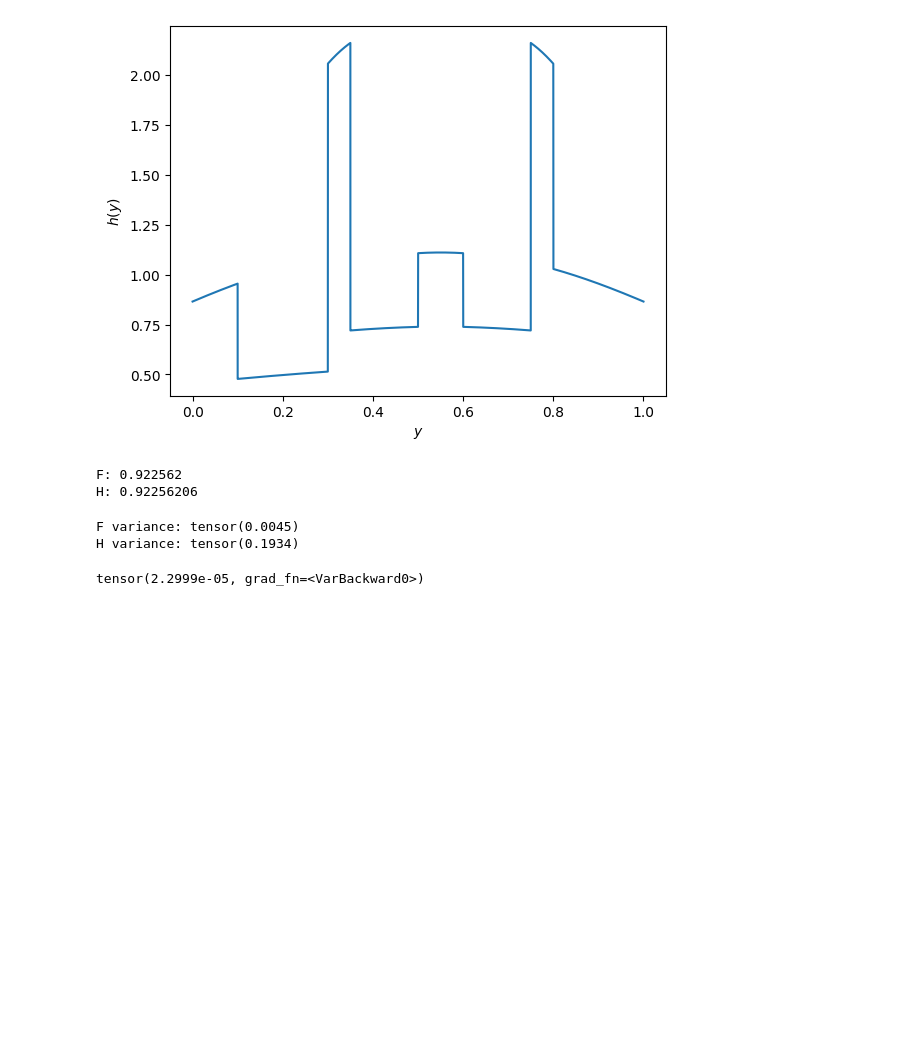
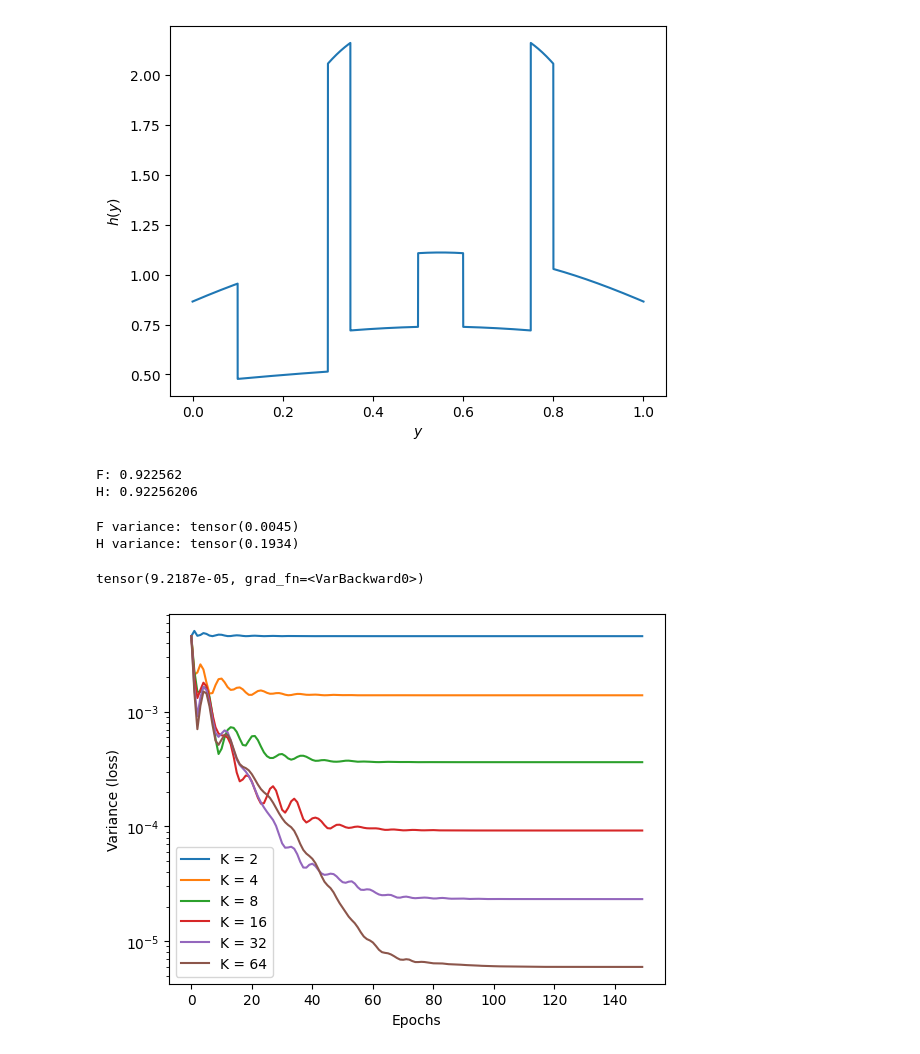
Before and after one commit to alracey/level4-project, a Jupyter notebook: piecewise_linear_pytorch.ipynb, the cells around one changed output. Drawn from its saved outputs; the diff is of its cells as text; code cells hidden in the pictures; blank space fills up the shorter version.

Commit message:
Loss vs epochs plotted for various values of K

```diff
--- a/piecewise_linear_pytorch.ipynb
+++ b/piecewise_linear_pytorch.ipynb
@@ -137,7 +137,7 @@ def u_to_y(u):
 
 #can use a training loop, variance is the loss function
 
-x = torch.rand(100000)
+x = torch.rand(10000)
 #optimiser = torch.optim.Adam([u_params], lr=0.01)
 epochs = 1000
 
@@ -145,6 +145,7 @@ def train_loop(x, K, epochs):
 
   u_params = torch.zeros(K-1, requires_grad=True)
   optimiser = torch.optim.Adam([u_params], lr=0.05)
+  loss_values = torch.zeros(epochs)
 
   for epoch in range(epochs):
     y_params = u_to_y(u_params)
@@ -152,6 +153,7 @@ def train_loop(x, K, epochs):
     h_eval = h(y, y_params)
 
     loss = torch.var(h_eval)
+    loss_values[epoch] = loss
 
     optimiser.zero_grad()
 
@@ -162,12 +164,35 @@ def train_loop(x, K, epochs):
     #if epoch % 10 == 0:
       #print(f"Epoch: {epoch} | Loss: {loss}")
 
-  return loss
+  return loss, loss_values
 
-test = train_loop(x, 32, 500)
-print(test)
+test = train_loop(x, 16, 200)
+print(test[0])
 # %% [output]
-tensor(2.2999e-05, grad_fn=<VarBackward0>)
+tensor(9.2187e-05, grad_fn=<VarBackward0>)
+# %%
+#loss vs epoch for values of K
+
+K_s = [2, 4, 8, 16, 32, 64]
+epochs = 150
+loss_values = torch.zeros((len(K_s), epochs))
+
+for i in range(len(K_s)):
+  loss_values[i] = train_loop(x, K_s[i], epochs)[1]
+
+#plotting
+epochs_plot = torch.arange(epochs)
+plt.figure()
+for i in range(len(K_s)):
+  plt.plot(epochs_plot, loss_values[i].detach().numpy(), label=f'K = {K_s[i]}')
+
+plt.xlabel('Epochs')
+plt.ylabel('Variance (loss)')
+plt.legend()
+plt.yscale('log')
+plt.show()
+# %% [output]
+[figure, added]
 # %%
 #generate data
 
```
Also changed, not shown: parts of 2 cells of this notebook.
